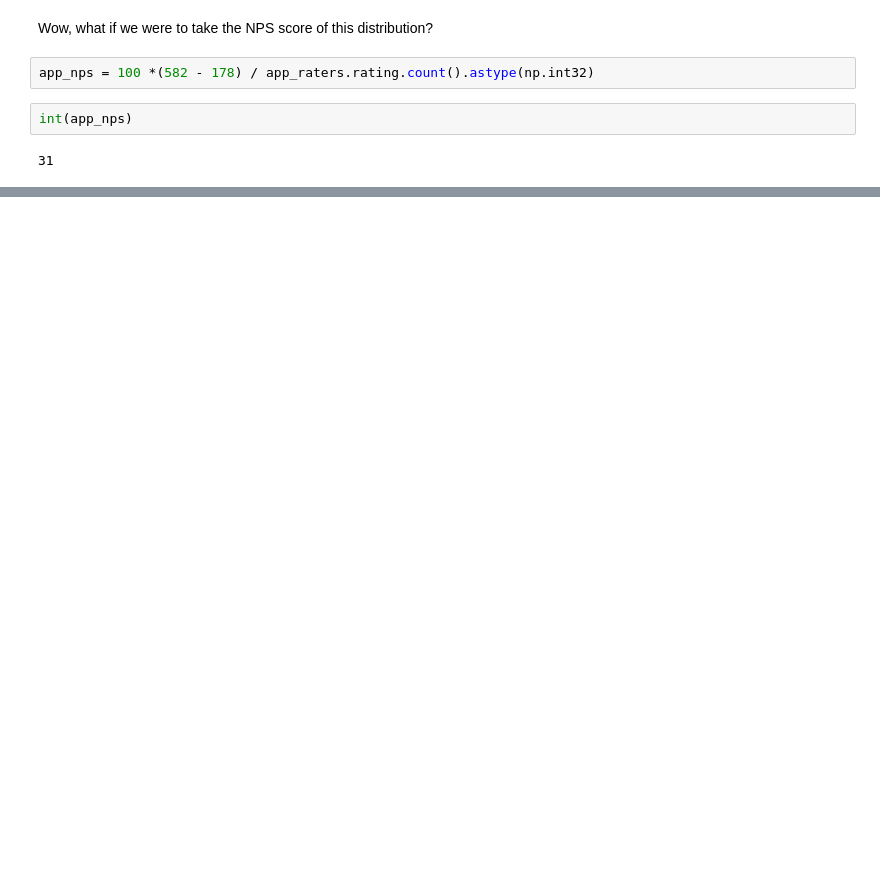
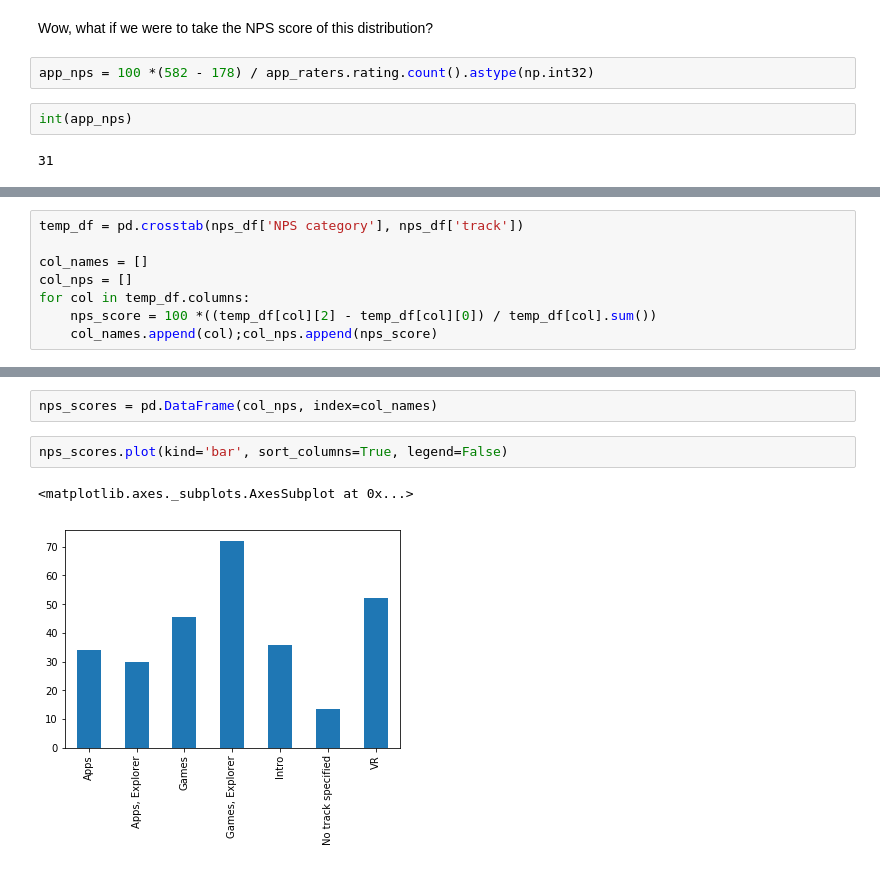
Before and after one commit to C3NZ/SANPS, a Jupyter notebook: Make School NPS.ipynb, the cells around one changed output, grey strips where cells are left out. Drawn from its saved outputs; the diff is of its cells as text; blank space fills up the shorter version.

```diff
--- a/Make School NPS.ipynb
+++ b/Make School NPS.ipynb
@@ -866,0 +839,8 @@ nps_df.groupby(['NPS category', 'track']).
+# %%
+temp_df = pd.crosstab(nps_df['NPS category'], nps_df['track'])
+
+col_names = []
+col_nps = []
+for col in temp_df.columns:
+    nps_score = 100 *((temp_df[col][2] - temp_df[col][0]) / temp_df[col].sum())
+    col_names.append(col);col_nps.append(nps_score)
@@ -866,0 +857,7 @@ nps_df.groupby(['NPS category', 'track']).
+# %%
+nps_scores = pd.DataFrame(col_nps, index=col_names)
+# %%
+nps_scores.plot(kind='bar', sort_columns=True, legend=False)
+# %% [output]
+<matplotlib.axes._subplots.AxesSubplot at 0x...>
+[figure, added]
```
Also changed, not shown: parts of 59 cells of this notebook.
